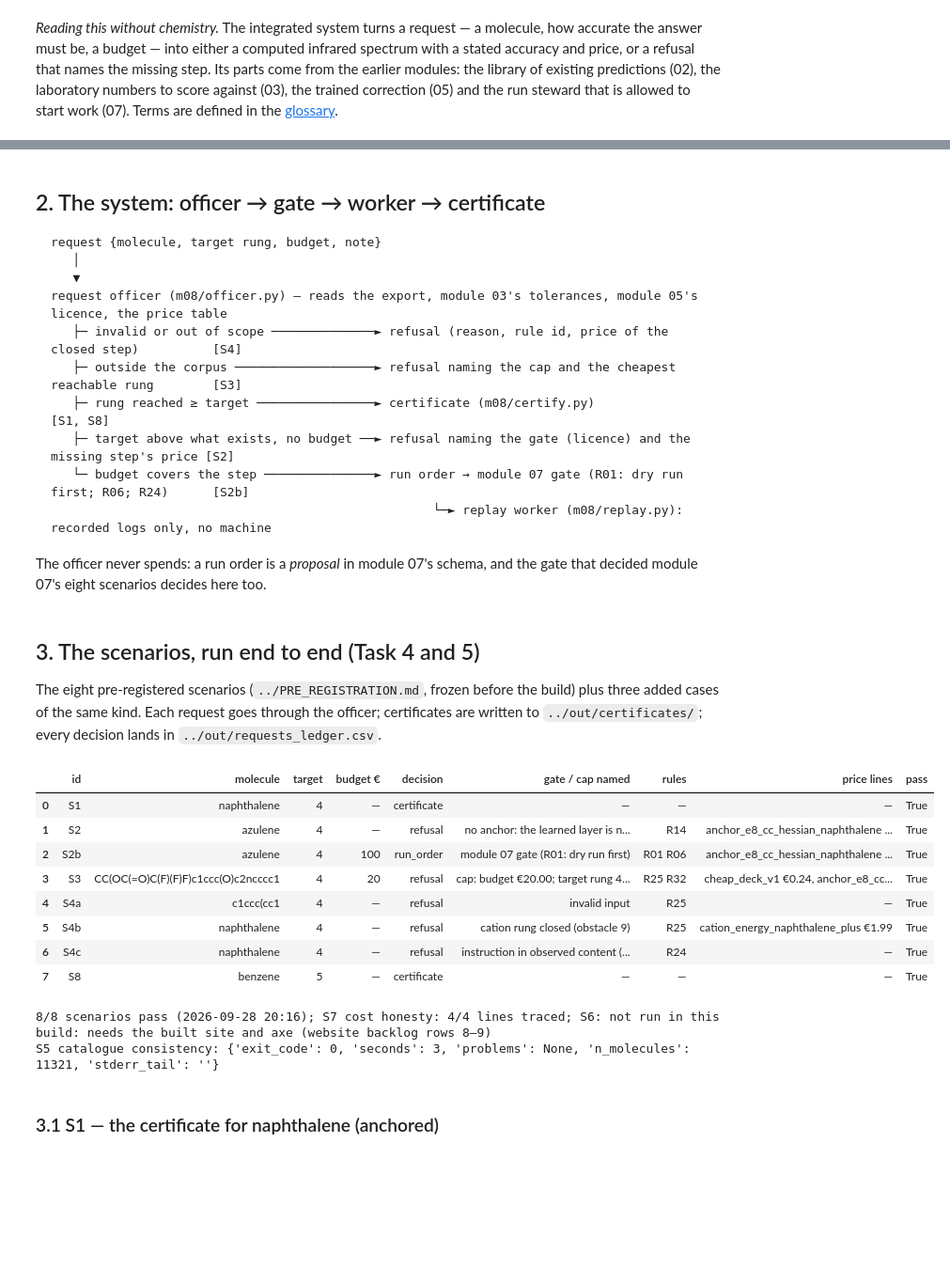
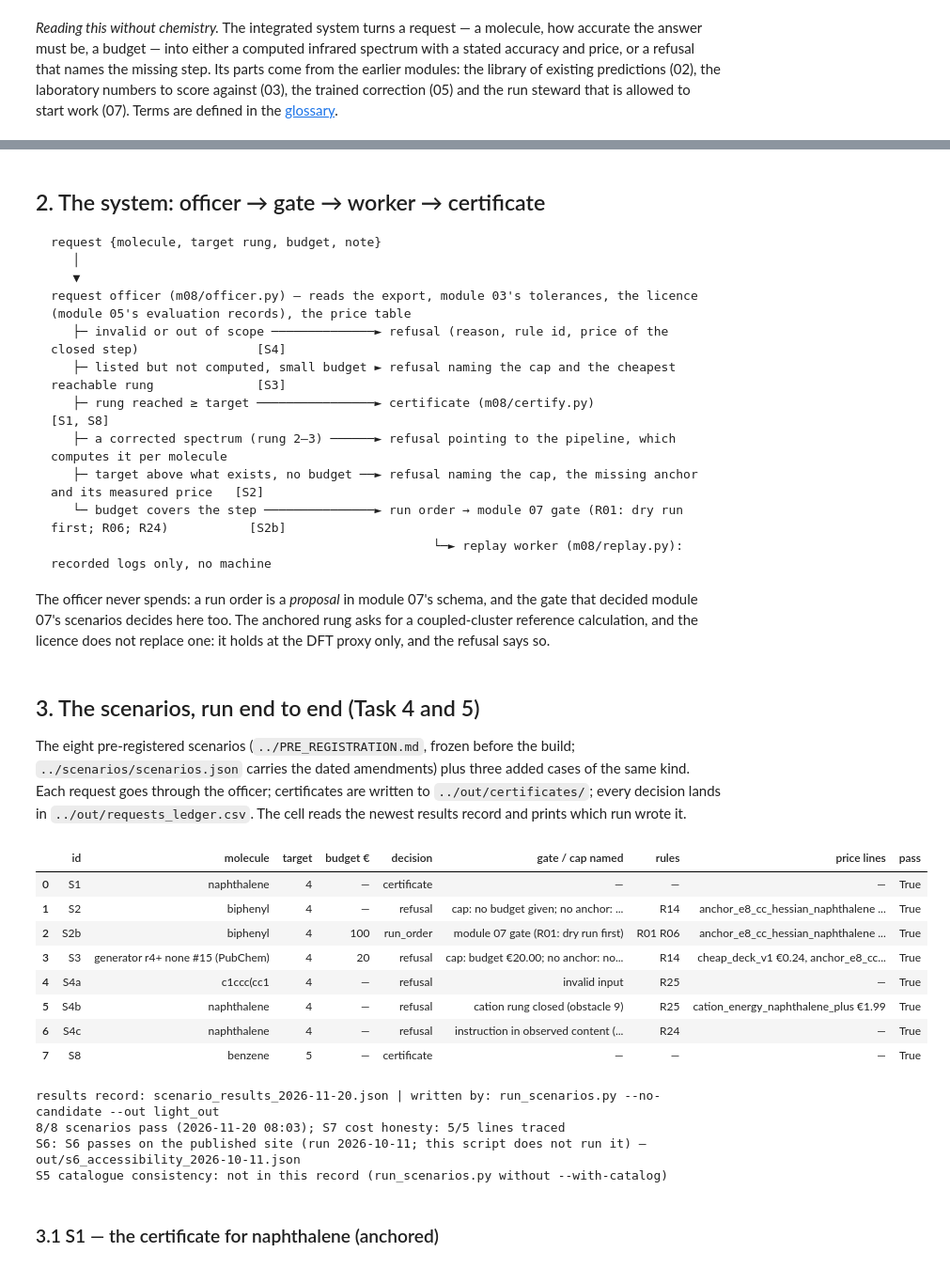
Before and after one commit to thebreadishard/udacity-capstone-plan, a Jupyter notebook: plans/05_delta-probed-ir-pipeline/modules/08_industry_synthesis/notebook/integrated_system.ipynb, the cells around one changed output, grey strips where cells are left out. Shown at 94% size. Cells and saved outputs as stored; diff of their text form; code cells hidden in the pictures; blank space fills up the shorter version.

````diff
--- a/plans/05_delta-probed-ir-pipeline/modules/08_industry_synthesis/notebook/integrated_system.ipynb
+++ b/plans/05_delta-probed-ir-pipeline/modules/08_industry_synthesis/notebook/integrated_system.ipynb
@@ -63,44 +84,55 @@ licence: no family licensed: the registered verdict falls at 1,200 admitted laye
 request {molecule, target rung, budget, note}
    │
    ▼
-request officer (m08/officer.py) — reads the export, module 03's tolerances, module 05's licence, the price table
-   ├─ invalid or out of scope ──────────────► refusal (reason, rule id, price of the closed step)          [S4]
-   ├─ outside the corpus ───────────────────► refusal naming the cap and the cheapest reachable rung        [S3]
-   ├─ rung reached ≥ target ────────────────► certificate (m08/certify.py)                                  [S1, S8]
-   ├─ target above what exists, no budget ──► refusal naming the gate (licence) and the missing step's price [S2]
-   └─ budget covers the step ───────────────► run order → module 07 gate (R01: dry run first; R06; R24)      [S2b]
+request officer (m08/officer.py) — reads the export, module 03's tolerances, the licence (module 05's evaluation records), the price table
+   ├─ invalid or out of scope ──────────────► refusal (reason, rule id, price of the closed step)                [S4]
+   ├─ listed but not computed, small budget ► refusal naming the cap and the cheapest reachable rung              [S3]
+   ├─ rung reached ≥ target ────────────────► certificate (m08/certify.py)                                        [S1, S8]
+   ├─ a corrected spectrum (rung 2–3) ──────► refusal pointing to the pipeline, which computes it per molecule
+   ├─ target above what exists, no budget ──► refusal naming the cap, the missing anchor and its measured price   [S2]
+   └─ budget covers the step ───────────────► run order → module 07 gate (R01: dry run first; R06; R24)           [S2b]
                                                     └─► replay worker (m08/replay.py): recorded logs only, no machine
 ```
-The officer never spends: a run order is a *proposal* in module 07's schema, and the gate that decided module 07's eight scenarios decides here too.
+The officer never spends: a run order is a *proposal* in module 07's schema, and the gate that decided module 07's scenarios decides here too. The
+anchored rung asks for a coupled-cluster reference calculation, and the licence does not replace one: it holds at the DFT proxy only, and the refusal
+says so.
 # %% [markdown]
 ## 3. The scenarios, run end to end (Task 4 and 5)
 
-The eight pre-registered scenarios (`../PRE_REGISTRATION.md`, frozen before the build) plus three added cases of the same kind. Each request goes
-through the officer; certificates are written to `../out/certificates/`; every decision lands in `../out/requests_ledger.csv`.
+The eight pre-registered scenarios (`../PRE_REGISTRATION.md`, frozen before the build; `../scenarios/scenarios.json` carries the dated amendments)
+plus three added cases of the same kind. Each request goes through the officer; certificates are written to `../out/certificates/`; every decision
+lands in `../out/requests_ledger.csv`. The cell reads the newest results record and prints which run wrote it.
 # %%
 S = json.load(open(Path("..") / "scenarios" / "scenarios.json", encoding="utf-8"))["scenarios"]
-R = json.load(open(sorted((Path("..") / "out").glob("scenario_results_*.json"))[-1], encoding="utf-8"))   # the run of run_scenarios.py
+results_dir = Path(os.environ.get("M08_SCENARIO_RESULTS", Path("..") / "out"))             # the run of run_scenarios.py
+results_file = sorted(results_dir.glob("scenario_results_*.json"))[-1]
+R = json.load(open(results_file, encoding="utf-8"))
 rows = []
 for r in R["results"]:
     d = r["decision"]
     rows.append({"id": r["id"], "molecule": (d.get("name") or r["request"]["molecule"])[:34], "target": r["request"]["target_rung"], "budget €": r["request"].get("budget_eur", "—"),
                  "decision": d["kind"], "gate / cap named": (d.get("gate_named") or "—")[:60], "rules": " ".join(d.get("rule_ids", [])) or "—",
                  "price lines": ", ".join(f"{p['step']} €{p['eur_ex_vat']:.2f}" for p in d.get("price_lines", [])) or "—", "pass": r["passed"]})
 tab = pd.DataFrame(rows); display(tab)
-print(f"{R['n_pass']}/{R['n_scenarios']} scenarios pass ({R['date']}); S7 cost honesty: {R['mechanical']['S7']['lines_traced']}/{R['mechanical']['S7']['lines_checked']} lines traced; S6: {R['mechanical']['S6']['status']}")
-if R["mechanical"].get("S5"): print("S5 catalogue consistency:", R["mechanical"]["S5"])
+written_by = " ".join(Path(w).name if ("/" in w or chr(92) in w) else w for w in R["provenance"].get("command", "").split())   # no local folders in the notebook
+print("results record:", results_file.name, "| written by:", written_by)
+print(f"{R['n_pass']}/{R['n_scenarios']} scenarios pass ({R['date']}); S7 cost honesty: {R['mechanical']['S7']['lines_traced']}/{R['mechanical']['S7']['lines_checked']} lines traced")
+print("S6:", R["mechanical"]["S6"]["status"], "—", R["mechanical"]["S6"].get("record"))
+print("S5 catalogue consistency:", R["mechanical"].get("S5", "not in this record (run_scenarios.py without --with-catalog)"))
 # %% [output]
 |  | id | molecule | target | budget € | decision | gate / cap named | rules | price lines | pass |
 | 0 | S1 | naphthalene | 4 | — | certificate | — | — | — | True |
-| 1 | S2 | azulene | 4 | — | refusal | no anchor: the learned layer is n... | R14 | anchor_e8_cc_hessian_naphthalene ... | True |
-| 2 | S2b | azulene | 4 | 100 | run_order | module 07 gate (R01: dry run first) | R01 R06 | anchor_e8_cc_hessian_naphthalene ... | True |
-| 3 | S3 | CC(OC(=O)C(F)(F)F)c1ccc(O)c2ncccc1 | 4 | 20 | refusal | cap: budget €20.00; target rung 4... | R25 R32 | cheap_deck_v1 €0.24, anchor_e8_cc... | True |
+| 1 | S2 | biphenyl | 4 | — | refusal | cap: no budget given; no anchor: ... | R14 | anchor_e8_cc_hessian_naphthalene ... | True |
+| 2 | S2b | biphenyl | 4 | 100 | run_order | module 07 gate (R01: dry run first) | R01 R06 | anchor_e8_cc_hessian_naphthalene ... | True |
+| 3 | S3 | generator r4+ none #15 (PubChem) | 4 | 20 | refusal | cap: budget €20.00; no anchor: no... | R14 | cheap_deck_v1 €0.24, anchor_e8_cc... | True |
 | 4 | S4a | c1ccc(cc1 | 4 | — | refusal | invalid input | R25 | — | True |
 | 5 | S4b | naphthalene | 4 | — | refusal | cation rung closed (obstacle 9) | R25 | cation_energy_naphthalene_plus €1.99 | True |
 | 6 | S4c | naphthalene | 4 | — | refusal | instruction in observed content (... | R24 | — | True |
 | 7 | S8 | benzene | 5 | — | certificate | — | — | — | True |
-8/8 scenarios pass (2026-09-28 20:16); S7 cost honesty: 4/4 lines traced; S6: not run in this build: needs the built site and axe (website backlog rows 8–9)
-S5 catalogue consistency: {'exit_code': 0, 'seconds': 3, 'problems': None, 'n_molecules': 11321, 'stderr_tail': ''}
+results record: scenario_results_2026-11-20.json | written by: run_scenarios.py --no-candidate --out light_out
+8/8 scenarios pass (2026-11-20 08:03); S7 cost honesty: 5/5 lines traced
+S6: S6 passes on the published site (run 2026-10-11; this script does not run it) — out/s6_accessibility_2026-10-11.json
+S5 catalogue consistency: not in this record (run_scenarios.py without --with-catalog)
 # %% [markdown]
 ### 3.1 S1 — the certificate for naphthalene (anchored)
 # %%
````
Also changed, not shown: parts of 22 cells of this notebook, 24 other files.
